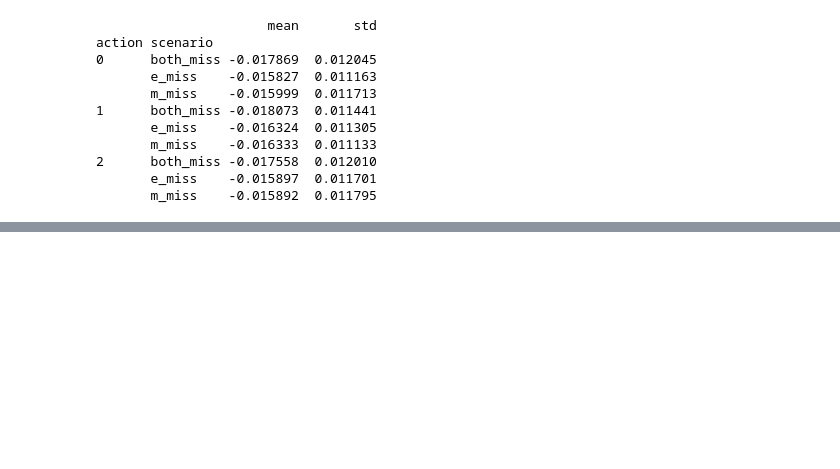
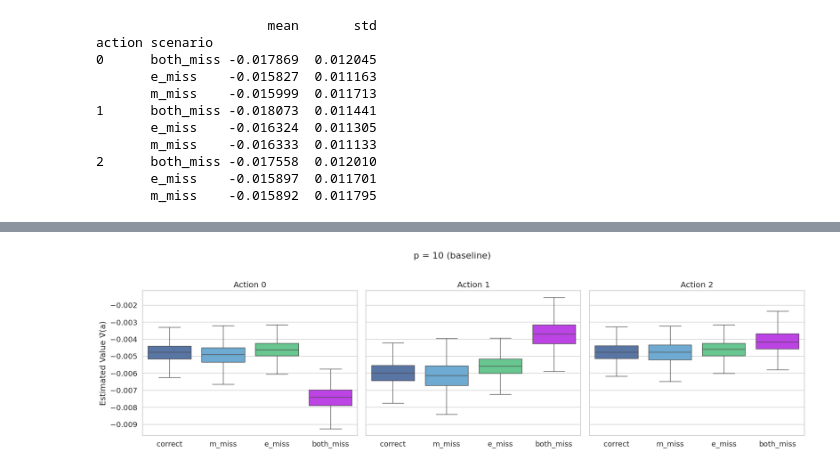
Before and after one commit to sourav-ad/cra-framework, a Jupyter notebook: notebooks/cra_simulation.ipynb, the cells around one changed output, grey strips where cells are left out. Cells and saved outputs as stored; diff of their text form; code cells hidden in the pictures; blank space fills up the shorter version.

```diff
--- a/notebooks/cra_simulation.ipynb
+++ b/notebooks/cra_simulation.ipynb
@@ -132,0 +378,50 @@ action scenario
+# %%
+# ------------------------------------------------------------
+# 1. Load results
+# ------------------------------------------------------------
+df = pd.read_csv("../data/sims/p_10.csv")
+
+# ------------------------------------------------------------
+# 2. Subset to the four scenarios
+# ------------------------------------------------------------
+scenarios = ["correct", "m_miss", "e_miss", "both_miss"]
+df_plot = df[df["scenario"].isin(scenarios)]
+
+# Ensure ordering in plot
+scenario_order = ["correct", "m_miss", "e_miss", "both_miss"]
+
+# ------------------------------------------------------------
+# 3. Plot the four boxplots per action
+# ------------------------------------------------------------
+sns.set_theme(style="whitegrid", font_scale=1.2)
+
+actions = sorted(df_plot["action"].unique())
+fig, axes = plt.subplots(1, len(actions), figsize=(18, 5), sharey=True)
+
+for idx, a in enumerate(actions):
+    ax = axes[idx]
+    subset = df_plot[df_plot["action"] == a]
+
+    sns.boxplot(
+        data=subset,
+        x="scenario",
+        y="estimate",
+        order=scenario_order,
+        palette=["#4C72B0", "#5DADE2", "#58D68D", "#C928FF"],
+        ax=ax,
+        showfliers=False
+    )
+
+    ax.set_title(f"Action {a}")
+    ax.set_xlabel("")
+    if idx == 0:
+        ax.set_ylabel("Estimated Value V̂(a)")
+    else:
+        ax.set_ylabel("")
+
+plt.suptitle("p = 10 (baseline)", fontsize=16, y=1.02)
+plt.tight_layout()
+plt.savefig(os.path.join(path, "plots/cra_p_10.png"), dpi=400, bbox_inches="tight")
+plt.show()
+# %% [output]
+[figure, added]
```
Also changed, not shown: parts of 8 cells of this notebook, 21 other files.
